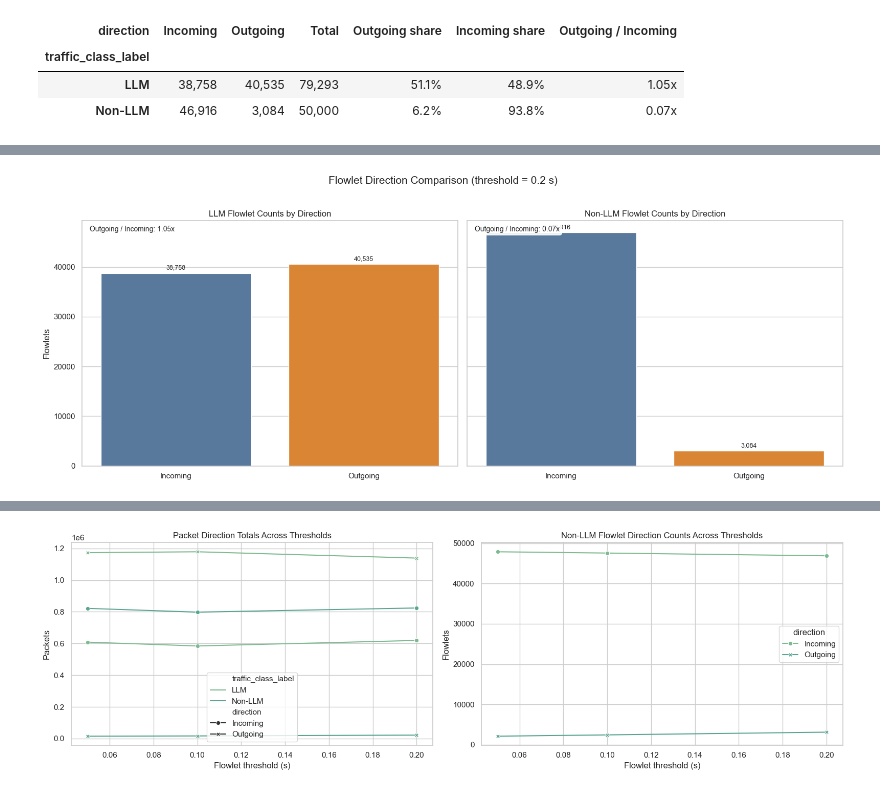
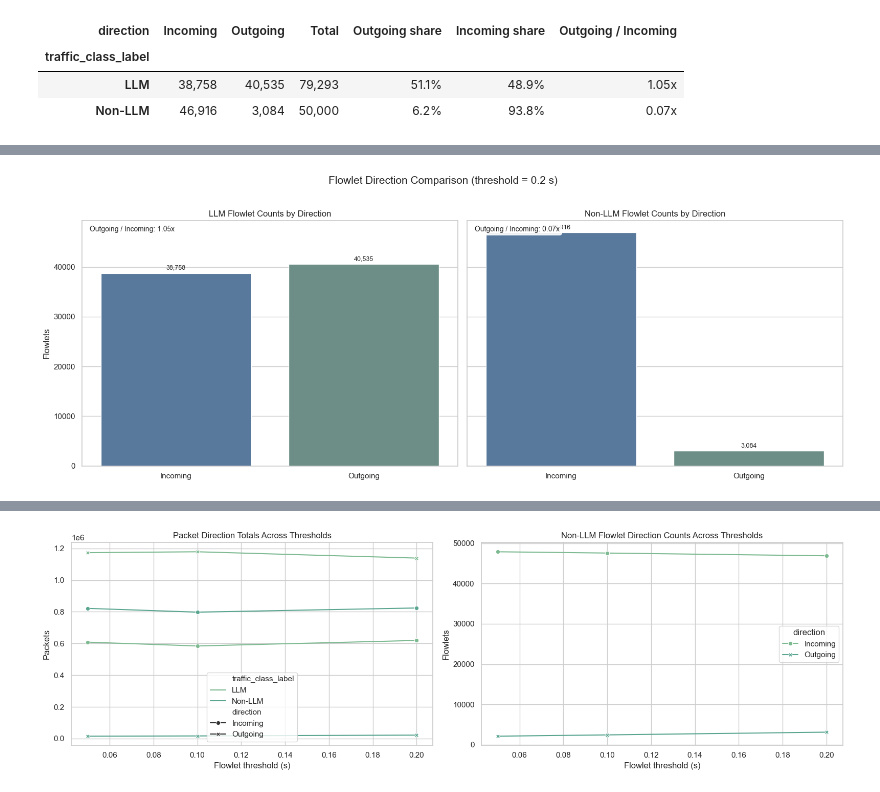
Before and after one commit to MatthewELucio/Networks-Project, a Jupyter notebook: visualizations/data_visualizations_2.ipynb, the cells around one changed output, grey strips where cells are left out. Saved outputs shown, nothing was run; the diff lists cells and outputs as text; code cells hidden in the pictures.

```diff
--- a/visualizations/data_visualizations_2.ipynb
+++ b/visualizations/data_visualizations_2.ipynb
@@ -245,32 +356,32 @@ for ax, flowlet_plot, title in flowlet_plots:
         data=flowlet_plot,
         x="direction",
         y="flowlet_count",
         order=["Incoming", "Outgoing"],
-        palette=["#4C78A8", "#F58518"],
+        palette=["#4C78A8", "#689389"],
         ax=ax,
     )
     ax.set_title(title)
     ax.set_xlabel("")
     ax.set_ylabel("Flowlets")
 
     for container in ax.containers:
         ax.bar_label(container, fmt="{:,.0f}", padding=3, fontsize=9)
 
     class_label = flowlet_plot["traffic_class_label"].iloc[0]
     ratio = flowlet_summary.loc[class_label, "Outgoing / Incoming"]
     ax.text(
         0.02,
         0.98,
         f"Outgoing / Incoming: {ratio:.2f}x",
         transform=ax.transAxes,
         va="top",
         ha="left",
         fontsize=10,
         bbox={"boxstyle": "round", "facecolor": "white", "alpha": 0.9},
     )
 
 fig.suptitle(f"Flowlet Direction Comparison (threshold = {ANALYSIS_THRESHOLD:g} s)", fontsize=15, y=1.02)
 plt.tight_layout()
 plt.show()
 # %% [output]
-[figure, old version]
+[figure, new version]
```
Also changed, not shown: parts of 4 cells of this notebook.
